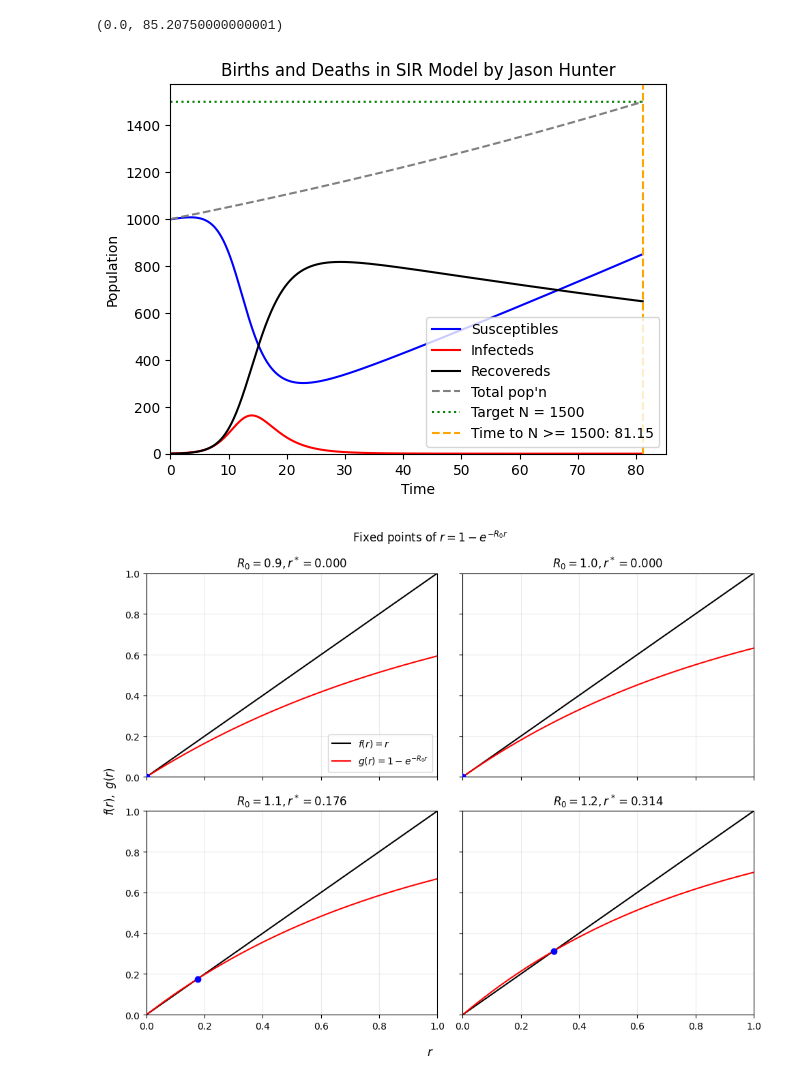
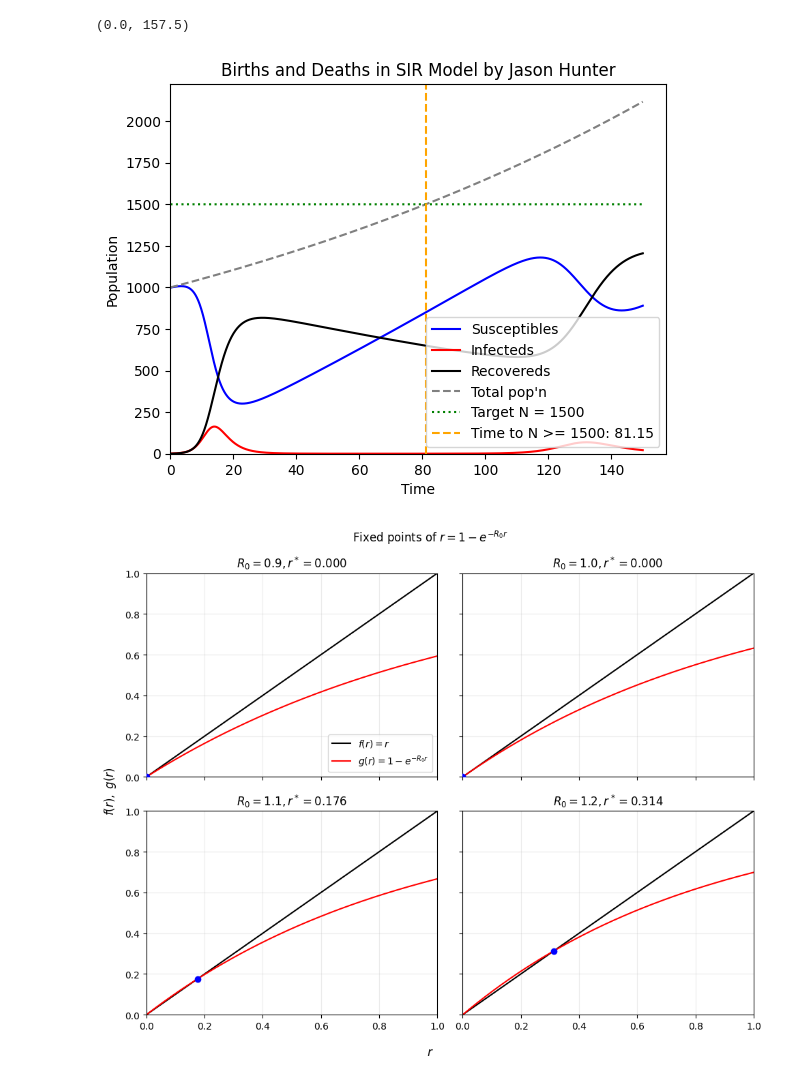
Before and after one commit to JasonHunter95/infectious-diseases, a Jupyter notebook: HW1/homework_1.ipynb, the cells around one changed output. Drawn from its saved outputs; the diff is of its cells as text; code cells hidden in the pictures.

```diff
--- a/HW1/homework_1.ipynb
+++ b/HW1/homework_1.ipynb
@@ -30,11 +30,12 @@ def SIR(S0,I0,R0, beta, gamma, mu_birth, mu_death, t_max, stepsize, n_target=Non
             R[idx] = max(R[idx-1] + dR_dt * stepsize, 0.0)
 
             # Stop once N crosses the target, and return trimmed arrays
-            if n_target is not None:
-                N_now = S[idx] + I[idx] + R[idx]
-                if N_now >= n_target:
-                    cut = idx + 1
-                    return S[:cut], I[:cut], R[:cut], T[:cut]
+            # if n_target is not None:
+            #     N_now = S[idx] + I[idx] + R[idx]
+            #     if N_now >= n_target:
+            #         cut = idx + 1
+            #         return S[:cut], I[:cut], R[:cut], T[:cut]
+            # return S, I, R, T
 
     return S, I, R, T
 # %%
@@ -46,37 +47,37 @@ beta = 1
 gamma = 0.5
 mu_birth = 0.01
 mu_death = 0.5 * mu_birth  # = 0.005
-t_max = 85
+t_max = 150
 stepsize = 0.05
 n_target = 1500  # Stop sim if pop'n exceeds this
 
 S,I,R,T = SIR(S0,I0,R0,
               beta, gamma,
               mu_birth, mu_death,
               t_max, stepsize, n_target)
 
 fig, ax = plt.subplots()
 ax.plot(T,S, color='b', label='Susceptibles')
 ax.plot(T,I, color='r', label='Infecteds')
 ax.plot(T,R, color='k', label='Recovereds')
 
 N = S + I + R
 ax.plot(T,N, color='gray', linestyle='--', label='Total pop\'n')
 
 n_target = np.full(len(T), n_target)
 ax.plot(T,n_target, color='green', linestyle=':', label='Target pop\'n')
 
 time_to_target = T[np.where(N >= n_target)[0][0]] if np.any(N >= n_target) else None
 if time_to_target is not None:
     ax.axvline(x=time_to_target, color='orange', linestyle='--')
 
 ax.set_xlabel('Time')
 ax.set_ylabel('Population')
 ax.legend(['Susceptibles', 'Infecteds', 'Recovereds', 'Total pop\'n', 'Target N = 1500', 'Time to N >= 1500: {}'.format(time_to_target)])
 ax.set_title('Births and Deaths in SIR Model by Jason Hunter')
 ax.set_ylim(bottom=0)
 ax.set_xlim(left=0)
 # %% [output]
-(0.0, 85.20750000000001)
+(0.0, 157.5)
-[figure, old version]
+[figure, new version]
 # %%
```
Also changed, not shown: parts of 2 cells of this notebook, 3 other files.
